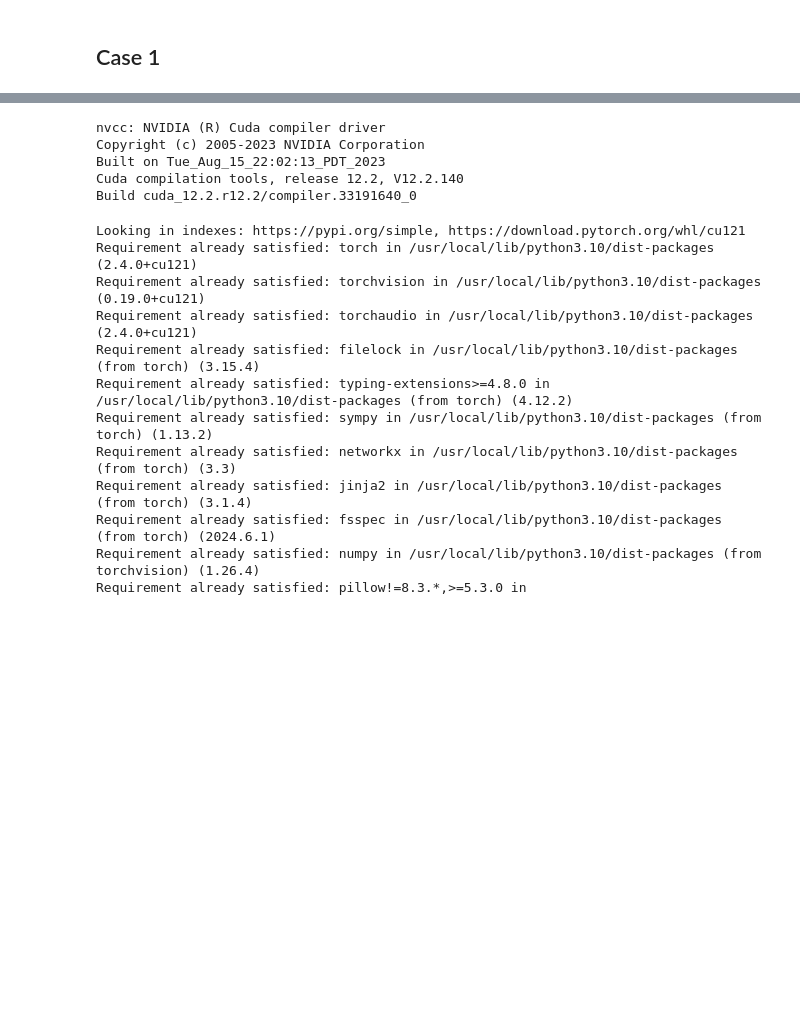
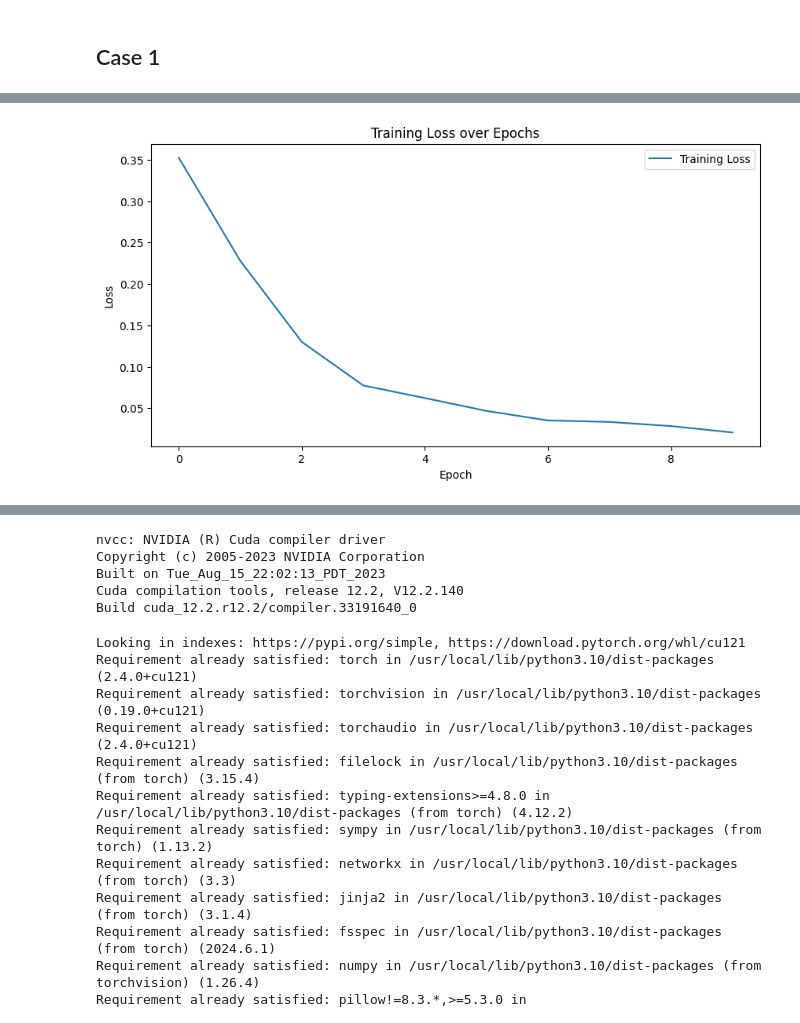
Before and after one commit to cotyhoroshko/lstm-work, a Jupyter notebook: notebooks/xlstm_lib_usage.ipynb, the cells around one changed output, grey strips where cells are left out. Cells and saved outputs as stored; diff of their text form; code cells hidden in the pictures; blank space fills up the shorter version.

```diff
--- a/notebooks/xlstm_lib_usage.ipynb
+++ b/notebooks/xlstm_lib_usage.ipynb
@@ -210,0 +454,4 @@ Epoch [10/10], Loss: 16.0476
+# %%
+plot_loss(train_losses)
+# %% [output]
+[figure, added]
```
Also changed, not shown: parts of 101 cells of this notebook, 2 other files.
